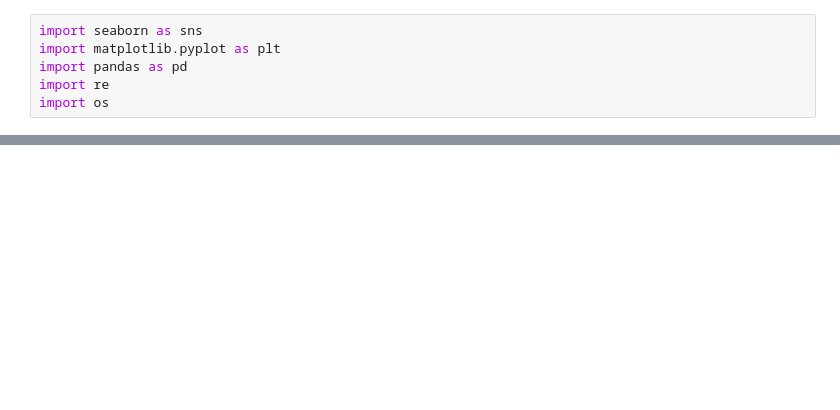
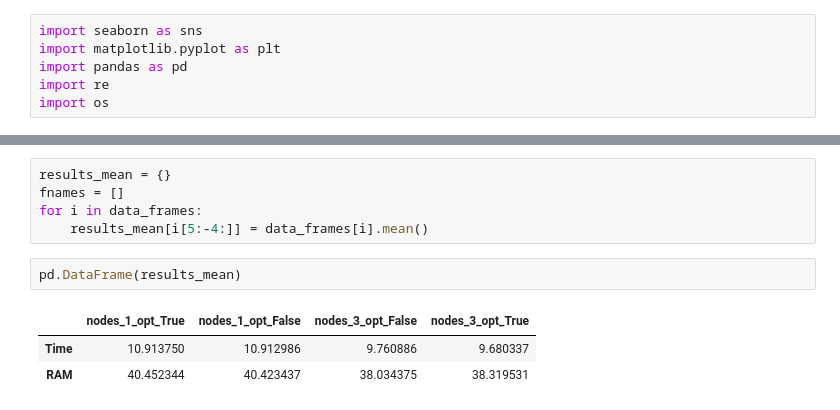
Before and after one commit to Maximallnyi/Big_Data, a Jupyter notebook: Spark_Hadoop_Lab/results.ipynb, the cells around one changed output, grey strips where cells are left out. Cells and saved outputs as stored; diff of their text form; blank space fills up the shorter version.

Commit message:
Fix results

```diff
--- a/Spark_Hadoop_Lab/results.ipynb
+++ b/Spark_Hadoop_Lab/results.ipynb
@@ -51,0 +51,11 @@ Error:
+# %%
+results_mean = {}
+fnames = []
+for i in data_frames:
+    results_mean[i[5:-4:]] = data_frames[i].mean()
+# %%
+pd.DataFrame(results_mean)
+# %% [output]
+|  | nodes_1_opt_True | nodes_1_opt_False | nodes_3_opt_False | nodes_3_opt_True |
+| Time | 10.913750 | 10.912986 | 9.760886 | 9.680337 |
+| RAM | 40.452344 | 40.423437 | 38.034375 | 38.319531 |
```
Also changed, not shown: parts of 1 cell of this notebook, 4 other files.
